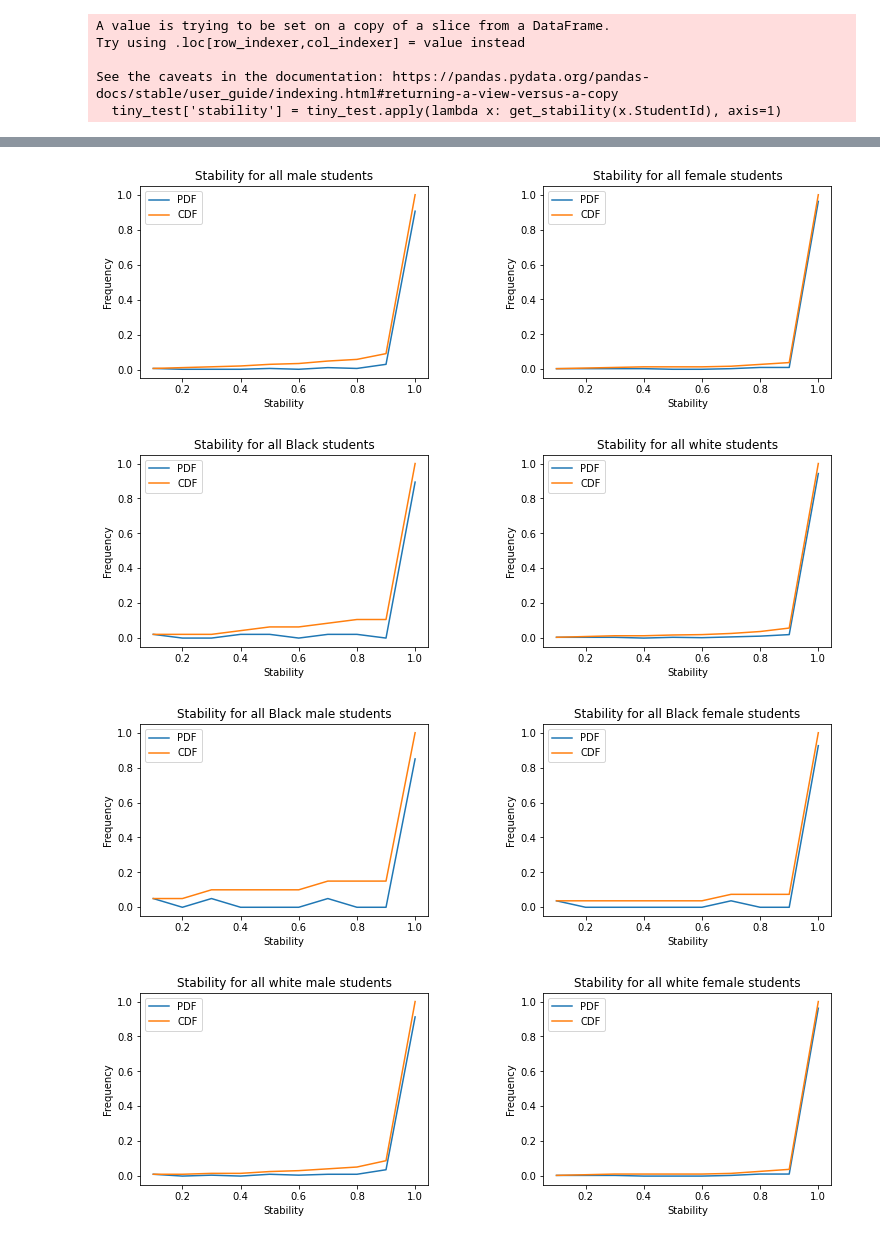
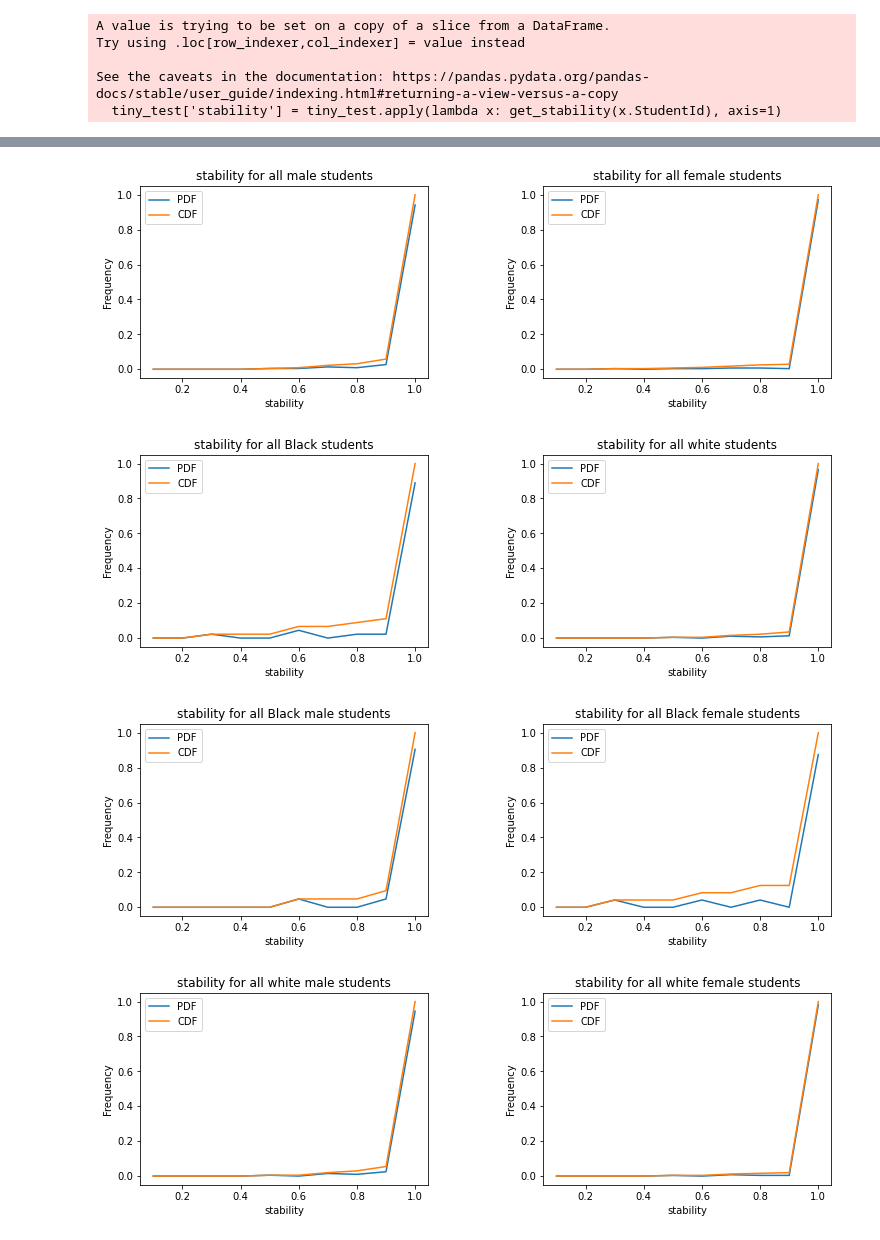
Before and after one commit to lurosenb/Swap_Auditor, a Jupyter notebook: nels_stability_tests.ipynb, the cells around one changed output, grey strips where cells are left out. Saved outputs shown, nothing was run; the diff lists cells and outputs as text; code cells hidden in the pictures.

```diff
--- a/nels_stability_tests.ipynb
+++ b/nels_stability_tests.ipynb
@@ -210,43 +197,43 @@ tiny_test
 # sex: 1 = M, 2 = F
 # race: 3 = Black, 4 = white
 
-def plot_cdf(df, students, plot_index):
-    stability = list(df['stability'])
-    stability.sort()
+def plot_cdf(df, feature, students, plot_index):
+    y_feature = list(df[feature])
+    y_feature.sort()
 
-    pdf, bin_edges = np.histogram(stability)
-    pdf = pdf/len(stability)
+    bins = [x/10 for x in range(11)]
+    pdf, bin_edges = np.histogram(y_feature, bins=bins)
+    pdf = pdf/len(y_feature)
     cdf = np.cumsum(pdf)
-    bins = np.arange(1, len(pdf) + 1)/len(pdf)
 
     plt.subplot(plot_index)
-    plt.plot(bins, pdf, label='PDF')
-    plt.plot(bins, cdf, label='CDF')
-    plt.xlabel('Stability')
+    plt.plot(bin_edges[1:], pdf, label='PDF')
+    plt.plot(bin_edges[1:], cdf, label='CDF')
+    plt.xlabel(feature)
     plt.ylabel('Frequency')
-    plt.title(f'Stability for {students} students')
+    plt.title(f'{feature} for {students} students')
     plt.legend()
 # %%
 # plot stabilities of each subgroup
 plt.figure(figsize=(12, 8))
 
-plot_cdf(tiny_test.loc[tiny_test['Sex'] == 1], 'all male', 221)
-plot_cdf(tiny_test.loc[tiny_test['Sex'] == 2], 'all female', 222)
-plot_cdf(tiny_test.loc[tiny_test['Race'] == 3], 'all Black', 223)
-plot_cdf(tiny_test.loc[tiny_test['Race'] == 4], 'all white', 224)
+plot_cdf(tiny_test.loc[tiny_test['Sex'] == 1], 'stability', 'all male', 221)
+plot_cdf(tiny_test.loc[tiny_test['Sex'] == 2], 'stability', 'all female', 222)
+plot_cdf(tiny_test.loc[tiny_test['Race'] == 3], 'stability', 'all Black', 223)
+plot_cdf(tiny_test.loc[tiny_test['Race'] == 4], 'stability', 'all white', 224)
 
 plt.subplots_adjust(left=0.1, bottom=0.1, right=0.9, top=0.9, wspace=0.4, hspace=0.4)
 # %% [output]
-[figure, old version]
+[figure, new version]
 # %%
 # plot stabilities of each intersectional subgroup
 plt.figure(figsize=(12, 8))
 
-plot_cdf(tiny_test.loc[(tiny_test['Sex'] == 1) & (tiny_test['Race'] == 3)], 'all Black male', 221)
-plot_cdf(tiny_test.loc[(tiny_test['Sex'] == 2) & (tiny_test['Race'] == 3)], 'all Black female', 222)
-plot_cdf(tiny_test.loc[(tiny_test['Sex'] == 1) & (tiny_test['Race'] == 4)], 'all white male', 223)
-plot_cdf(tiny_test.loc[(tiny_test['Sex'] == 2) & (tiny_test['Race'] == 4)], 'all white female', 224)
+plot_cdf(tiny_test.loc[(tiny_test['Sex'] == 1) & (tiny_test['Race'] == 3)], 'stability', 'all Black male', 221)
+plot_cdf(tiny_test.loc[(tiny_test['Sex'] == 2) & (tiny_test['Race'] == 3)], 'stability', 'all Black female', 222)
+plot_cdf(tiny_test.loc[(tiny_test['Sex'] == 1) & (tiny_test['Race'] == 4)], 'stability', 'all white male', 223)
+plot_cdf(tiny_test.loc[(tiny_test['Sex'] == 2) & (tiny_test['Race'] == 4)], 'stability', 'all white female', 224)
 
 plt.subplots_adjust(left=0.1, bottom=0.1, right=0.9, top=0.9, wspace=0.4, hspace=0.4)
 # %% [output]
-[figure, old version]
+[figure, new version]
```
Also changed, not shown: parts of 11 cells of this notebook.
